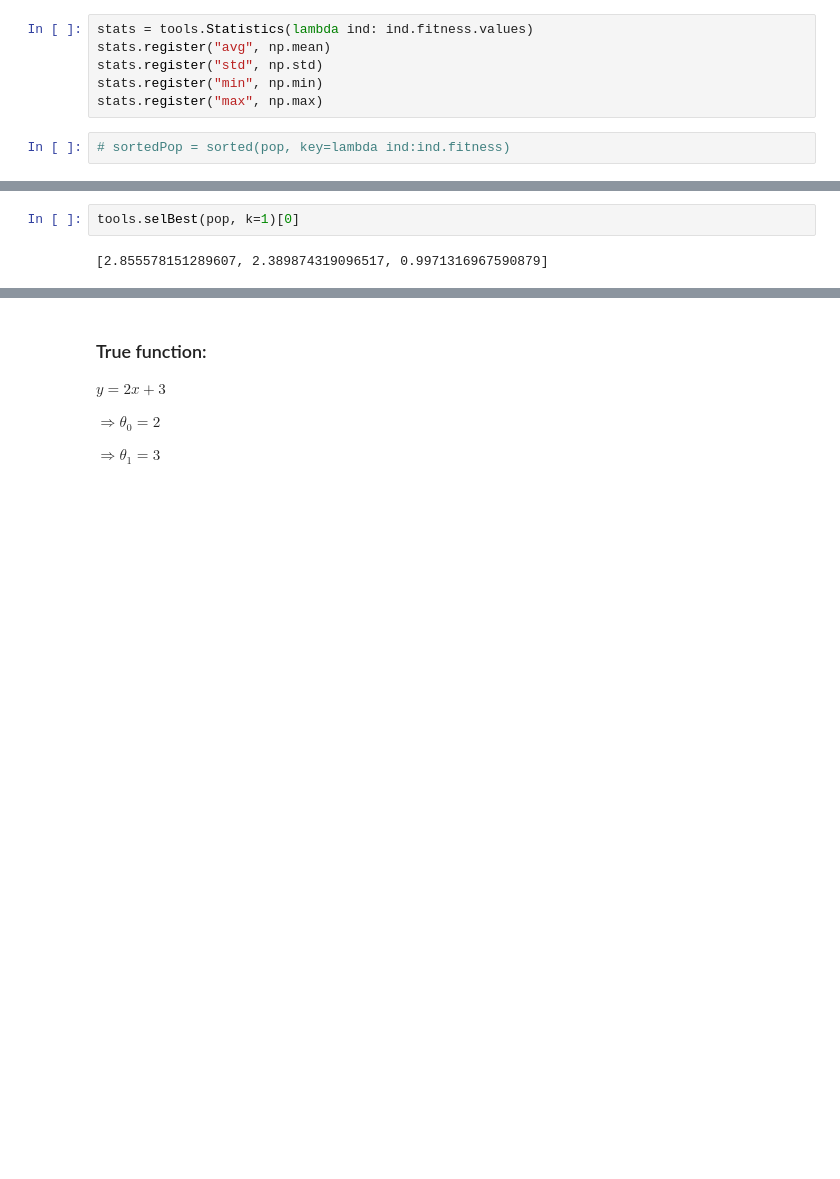
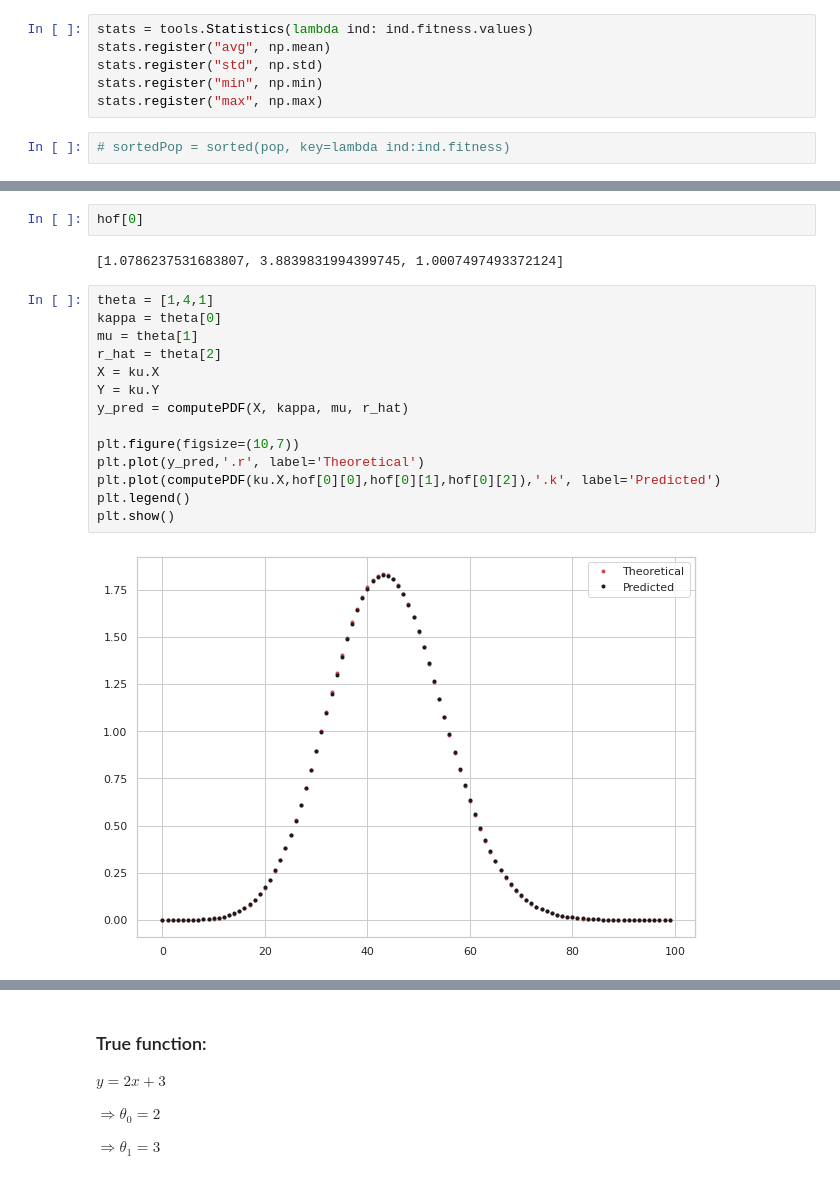
Before and after one commit to SamuelBFG/ga-fading, a Jupyter notebook: DEAP_KappaMu_Fitting.ipynb, the cells around one changed output, grey strips where cells are left out. Cells and saved outputs as stored; diff of their text form; blank space fills up the shorter version.

```diff
--- a/DEAP_KappaMu_Fitting.ipynb
+++ b/DEAP_KappaMu_Fitting.ipynb
@@ -145,4 +127,20 @@ Current best fitness: (8.194675422833004e-05,)
-# %%
-tools.selBest(pop, k=1)[0]
-# %% [output]
-[2.855578151289607, 2.389874319096517, 0.9971316967590879]
+# %%
+hof[0]
+# %% [output]
+[1.0786237531683807, 3.8839831994399745, 1.0007497493372124]
+# %%
+theta = [1,4,1]
+kappa = theta[0]
+mu = theta[1]
+r_hat = theta[2]
+X = ku.X
+Y = ku.Y
+y_pred = computePDF(X, kappa, mu, r_hat)
+
+plt.figure(figsize=(10,7))
+plt.plot(y_pred,'.r', label='Theoretical')
+plt.plot(computePDF(ku.X,hof[0][0],hof[0][1],hof[0][2]),'.k', label='Predicted')
+plt.legend()
+plt.show()
+# %% [output]
+[figure, added]
```
Also changed, not shown: parts of 19 cells of this notebook.
